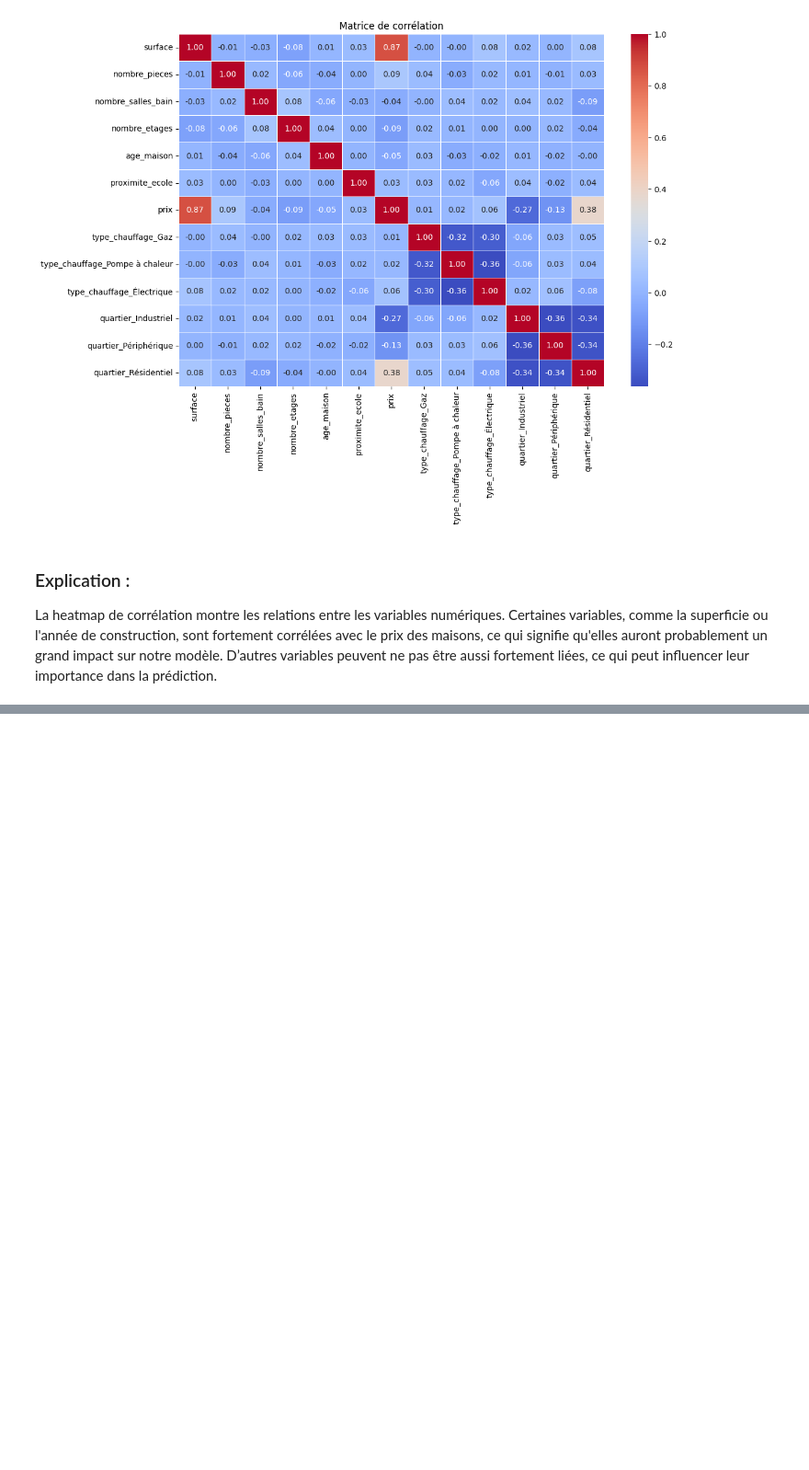
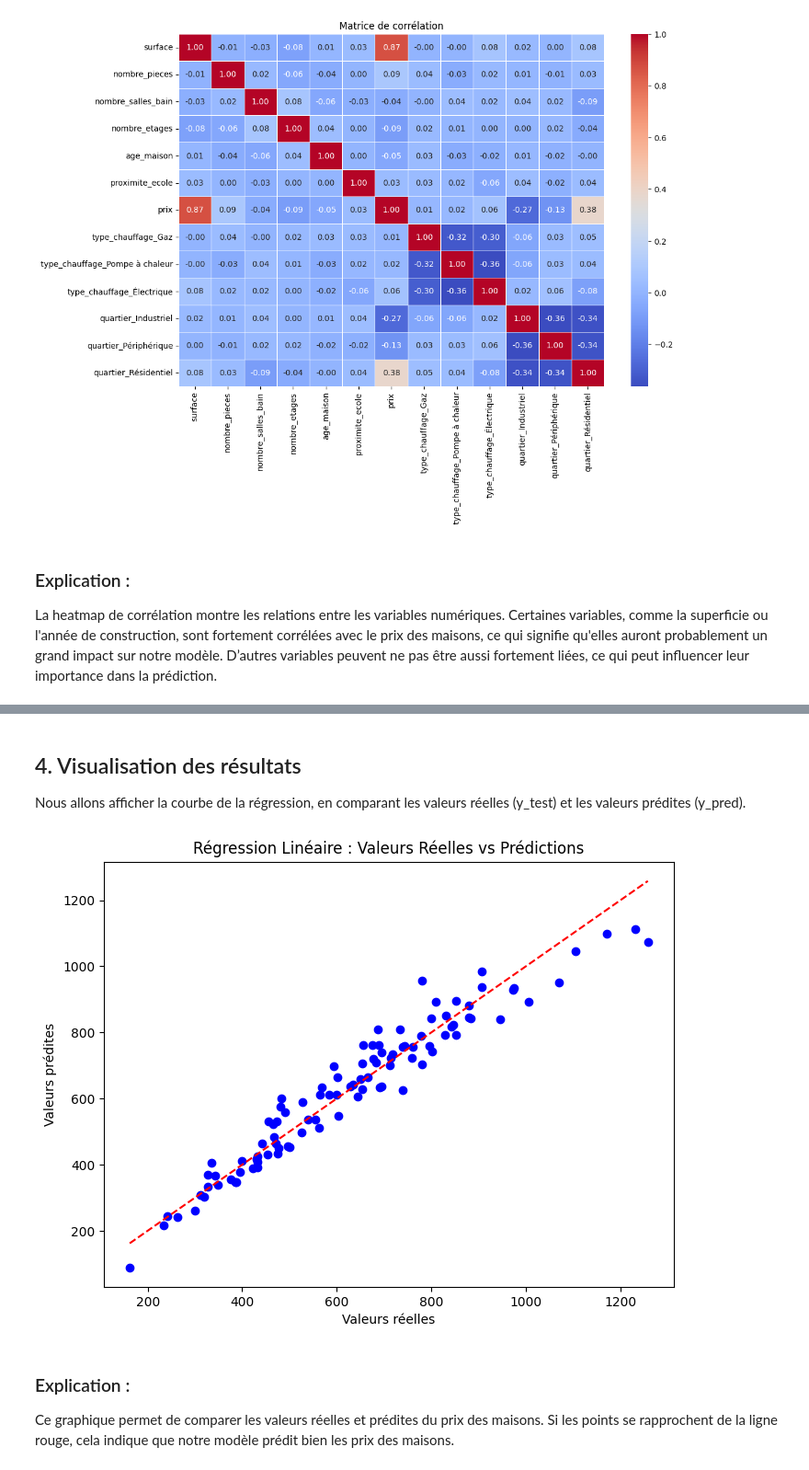
Before and after one commit to emilienbld/Linear_Regression, a Jupyter notebook: prix_maisons.ipynb, the cells around one changed output, grey strips where cells are left out. Shown at 92% size. Saved outputs shown, nothing was run; the diff lists cells and outputs as text; code cells hidden in the pictures; blank space fills up the shorter version.

```diff
--- a/prix_maisons.ipynb
+++ b/prix_maisons.ipynb
@@ -220,0 +229,9 @@ La heatmap de corrélation montre les relations entre les variables numériques.
+# %%
+from sklearn.model_selection import train_test_split
+
+# Définir la variable cible (prix) et les variables explicatives
+X = data_encoded.drop('prix', axis=1)  # Variables explicatives
+y = data_encoded['prix']  # Variable cible (prix)
+
+# Diviser les données en ensembles d'entraînement et de test (80% / 20%)
+X_train, X_test, y_train, y_test = train_test_split(X, y, test_size=0.2, random_state=42)
@@ -220,0 +246,8 @@ La heatmap de corrélation montre les relations entre les variables numériques.
+# %%
+from sklearn.linear_model import LinearRegression
+
+# Créer une instance du modèle de régression linéaire
+model = LinearRegression()
+
+# Entraîner le modèle sur l'ensemble d'entraînement
+model.fit(X_train, y_train)
@@ -220,0 +264,12 @@ La heatmap de corrélation montre les relations entre les variables numériques.
+# %%
+from sklearn.metrics import mean_absolute_error, r2_score
+
+# Faire des prédictions sur l'ensemble de test
+y_pred = model.predict(X_test)
+
+# Calculer la précision du modèle
+mae = mean_absolute_error(y_test, y_pred)
+r2 = r2_score(y_test, y_pred)
+
+print(f"Erreur absolue moyenne (MAE): {mae:.2f}")
+print(f"Coefficient de détermination R²: {r2:.2f}")
@@ -220,0 +284,18 @@ La heatmap de corrélation montre les relations entre les variables numériques.
+# %% [markdown]
+## 4. Visualisation des résultats
+
+Nous allons afficher la courbe de la régression, en comparant les valeurs réelles (y_test) et les valeurs prédites (y_pred).
+# %%
+plt.figure(figsize=(8, 6))
+plt.scatter(y_test, y_pred, color='blue')
+plt.plot([y_test.min(), y_test.max()], [y_test.min(), y_test.max()], color='red', linestyle='--')
+plt.xlabel('Valeurs réelles')
+plt.ylabel('Valeurs prédites')
+plt.title('Régression Linéaire : Valeurs Réelles vs Prédictions')
+plt.show()
+# %% [output]
+[figure, added]
+# %% [markdown]
+### Explication :
+
+Ce graphique permet de comparer les valeurs réelles et prédites du prix des maisons. Si les points se rapprochent de la ligne rouge, cela indique que notre modèle prédit bien les prix des maisons.
```
Also changed, not shown: parts of 14 cells of this notebook.
